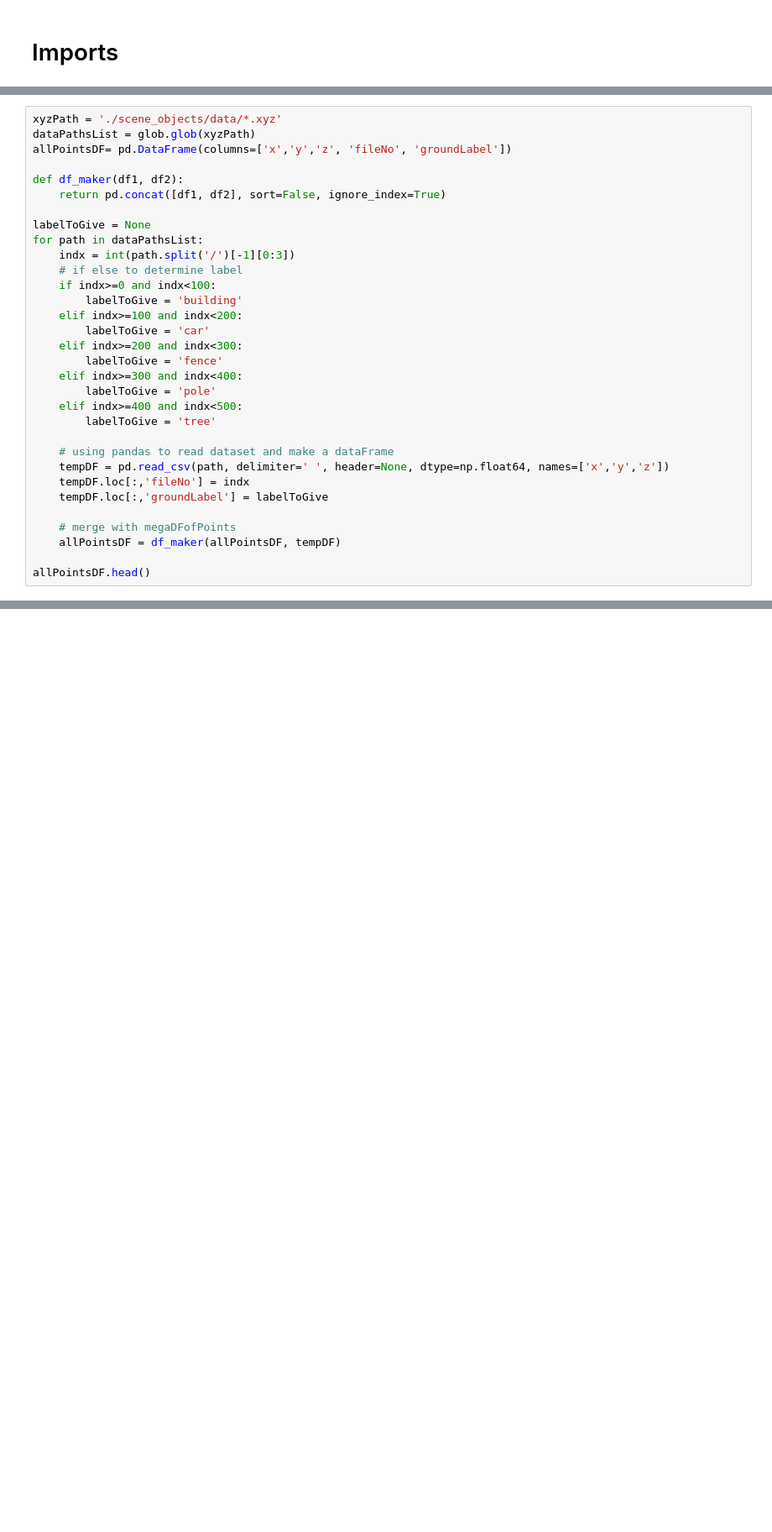
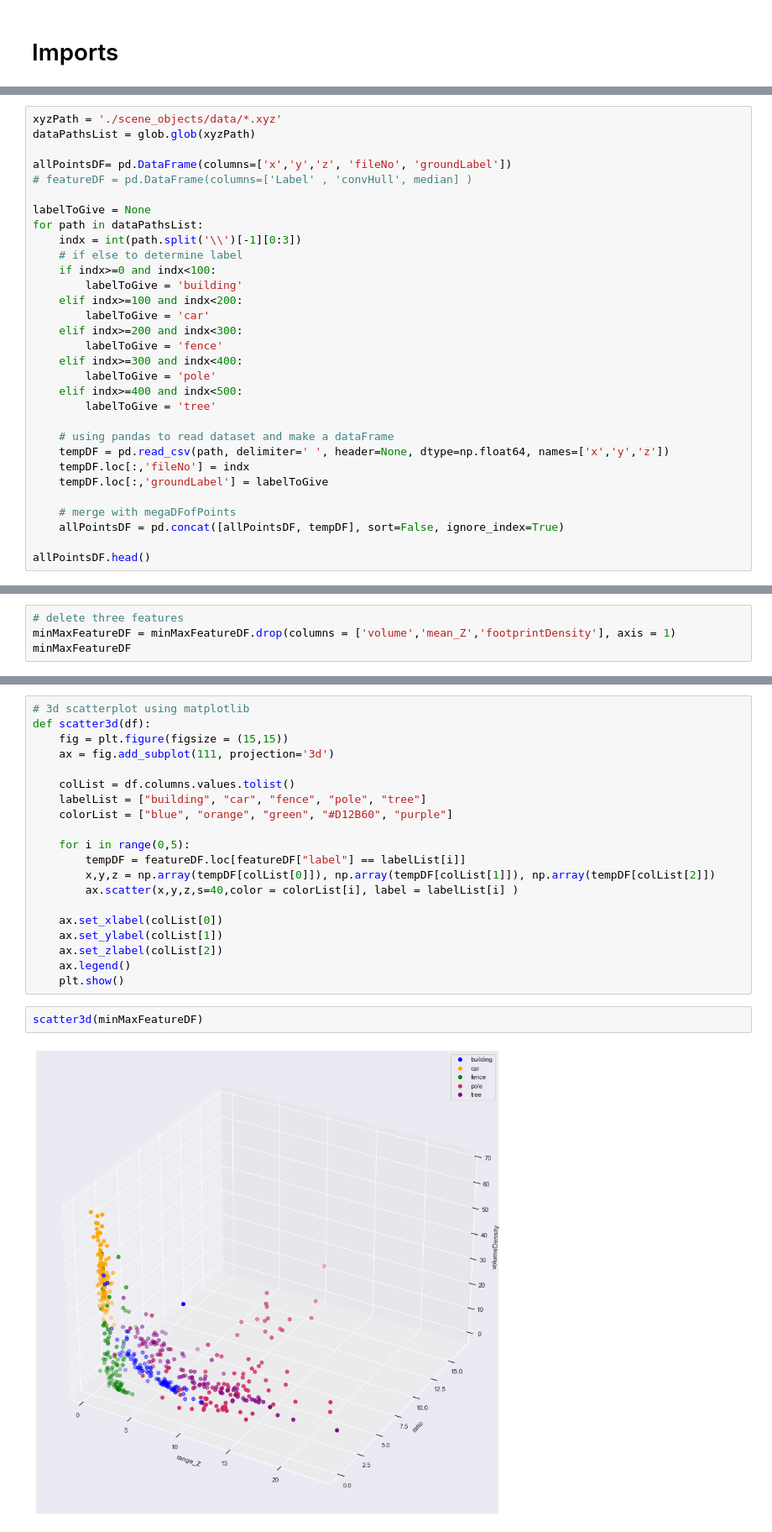
Before and after one commit to pratyush1611/GEO5017_Assignments, a Jupyter notebook: Asg2_Classification/asg02.ipynb, the cells around one changed output, grey strips where cells are left out. Shown: that part at 84% size. Saved outputs shown, nothing was run; the diff lists cells and outputs as text; blank space fills up the shorter version.

```diff
--- a/Asg2_Classification/asg02.ipynb
+++ b/Asg2_Classification/asg02.ipynb
@@ -35,14 +36,13 @@ In following cell: iterate through the files, and collect them in a dataframe
 # %%
 xyzPath = './scene_objects/data/*.xyz'
 dataPathsList = glob.glob(xyzPath)
+
 allPointsDF= pd.DataFrame(columns=['x','y','z', 'fileNo', 'groundLabel'])
-
-def df_maker(df1, df2):
-    return pd.concat([df1, df2], sort=False, ignore_index=True)
+# featureDF = pd.DataFrame(columns=['Label' , 'convHull', median] )
 
 labelToGive = None
 for path in dataPathsList:
-    indx = int(path.split('/')[-1][0:3])
+    indx = int(path.split('\\')[-1][0:3])
     # if else to determine label
     if indx>=0 and indx<100:
         labelToGive = 'building'
@@ -61,6 +61,6 @@ for path in dataPathsList:
     tempDF.loc[:,'groundLabel'] = labelToGive
 
     # merge with megaDFofPoints
-    allPointsDF = df_maker(allPointsDF, tempDF)
+    allPointsDF = pd.concat([allPointsDF, tempDF], sort=False, ignore_index=True)
 
 allPointsDF.head()
@@ -134,0 +188,4 @@ sns.pairplot(data=minMaxFeatureDF, hue="label")
+# %%
+# delete three features
+minMaxFeatureDF = minMaxFeatureDF.drop(columns = ['volume','mean_Z','footprintDensity'], axis = 1)
+minMaxFeatureDF
@@ -135,2 +209,26 @@ sns.pairplot(data=minMaxFeatureDF, hue="label")
+# %%
+# 3d scatterplot using matplotlib
+def scatter3d(df):
+    fig = plt.figure(figsize = (15,15))
+    ax = fig.add_subplot(111, projection='3d')
+
+    colList = df.columns.values.tolist()
+    labelList = ["building", "car", "fence", "pole", "tree"]
+    colorList = ["blue", "orange", "green", "#D12B60", "purple"]
+
+    for i in range(0,5):
+        tempDF = featureDF.loc[featureDF["label"] == labelList[i]]
+        x,y,z = np.array(tempDF[colList[0]]), np.array(tempDF[colList[1]]), np.array(tempDF[colList[2]])
+        ax.scatter(x,y,z,s=40,color = colorList[i], label = labelList[i] )
+
+    ax.set_xlabel(colList[0])
+    ax.set_ylabel(colList[1])
+    ax.set_zlabel(colList[2])
+    ax.legend()
+    plt.show()
+# %%
+scatter3d(minMaxFeatureDF)
+# %% [output]
+[figure, added]
 # %% [markdown]
 # Classification
```
Also changed, not shown: parts of 34 cells of this notebook.
